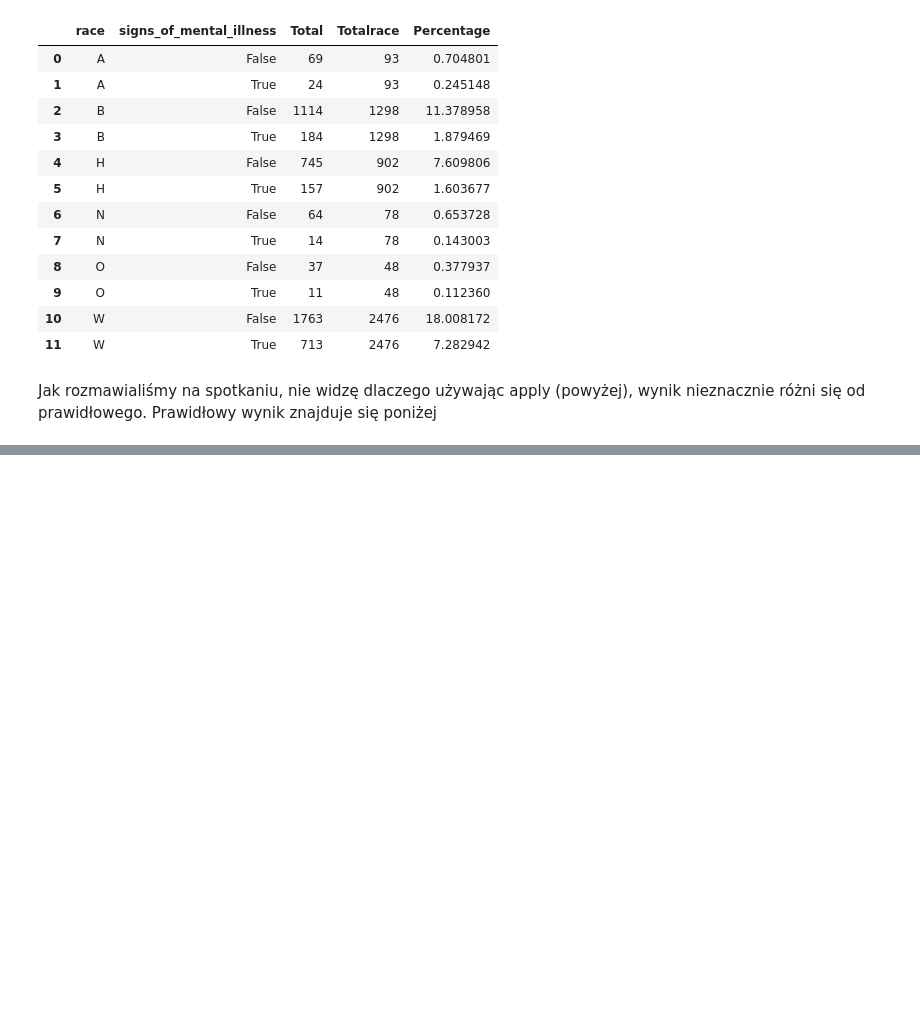
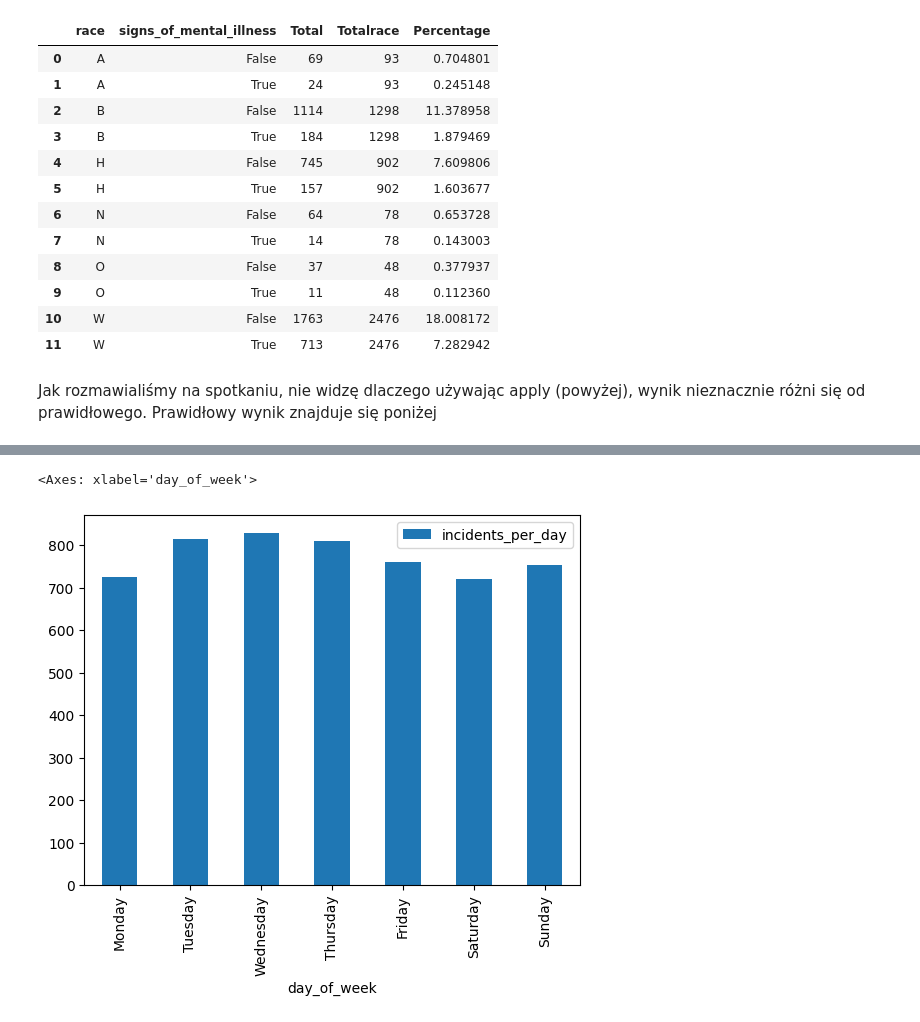
Before and after one commit to justynaawisniewska/fatal_shooting, a Jupyter notebook: Fatal police shooting.ipynb, the cells around one changed output, grey strips where cells are left out. Saved outputs shown, nothing was run; the diff lists cells and outputs as text; code cells hidden in the pictures; blank space fills up the shorter version.

```diff
--- a/Fatal police shooting.ipynb
+++ b/Fatal police shooting.ipynb
@@ -74,0 +91,4 @@ grpd2
+# %%
+data['day_of_week']=pd.to_datetime(data['date'])
+
+data
@@ -74,0 +109,3 @@ grpd2
+# %%
+data['day_of_week']= data['day_of_week'].dt.day_name()
+data
@@ -74,0 +126,3 @@ grpd2
+# %%
+days = data.groupby(['day_of_week']).size().reset_index(name='incidents_per_day')
+days
@@ -74,0 +172,6 @@ grpd2
+# %%
+graph = days.plot.bar(x='day_of_week', y='incidents_per_day')
+graph
+# %% [output]
+<Axes: xlabel='day_of_week'>
+[figure, added]
```
Also changed, not shown: parts of 16 cells of this notebook.
